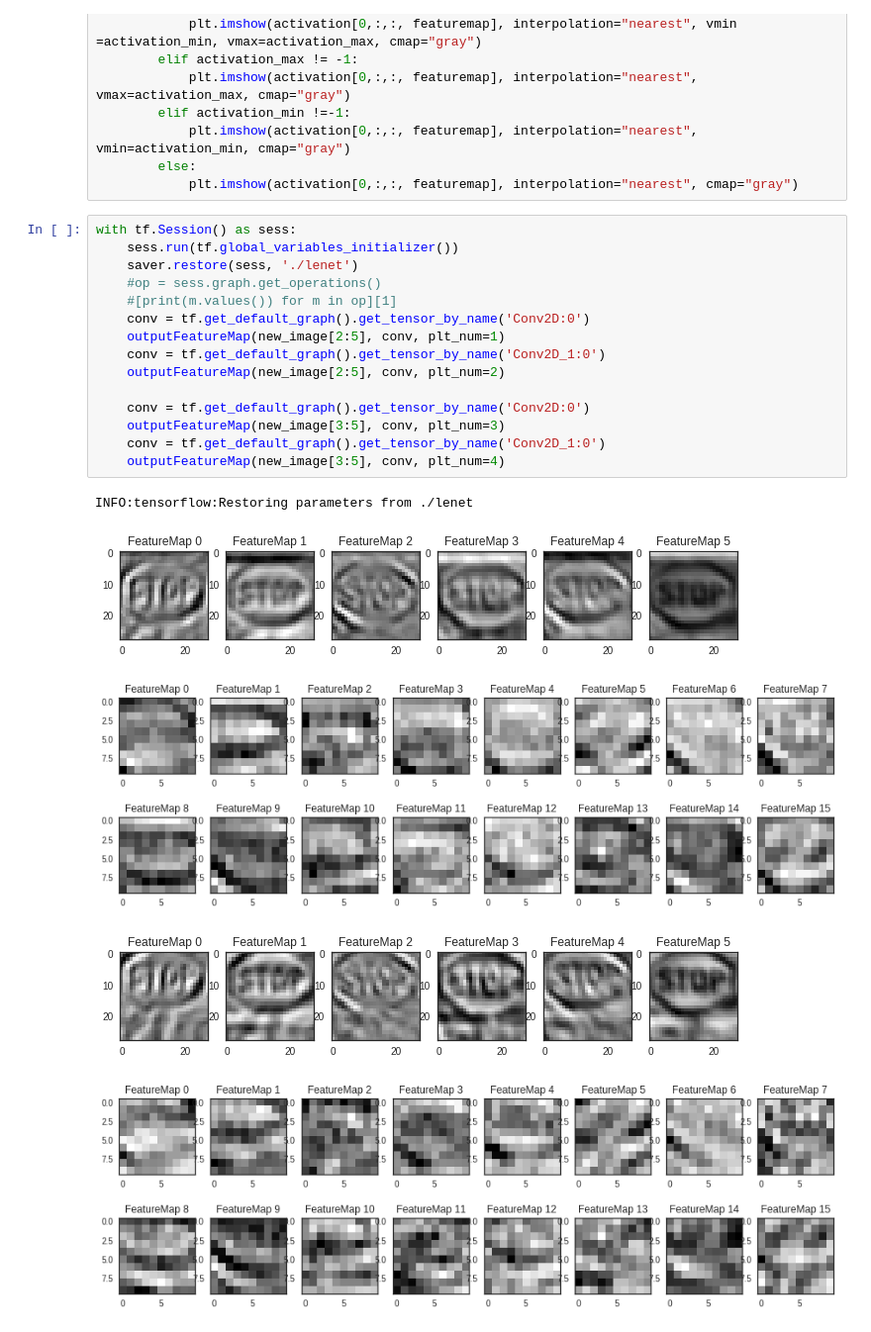
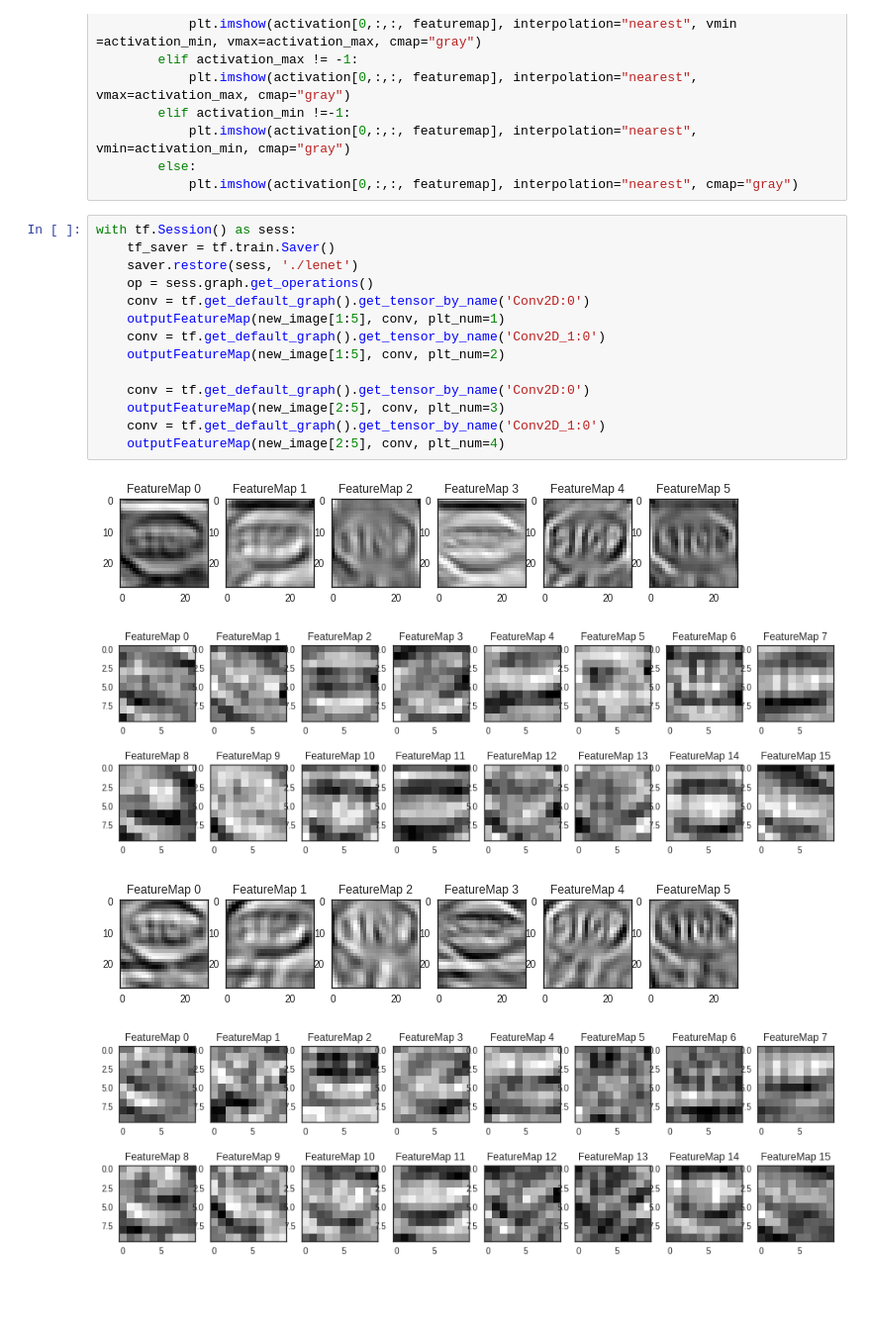
Before and after one commit to trivus/Traffic-sign-classifier, a Jupyter notebook: Traffic_Sign_Classifier.ipynb, the cells around one changed output. Shown at 99% size. Drawn from its saved outputs; the diff is of its cells as text; blank space fills up the shorter version.

```diff
--- a/Traffic_Sign_Classifier.ipynb
+++ b/Traffic_Sign_Classifier.ipynb
@@ -730,22 +750,20 @@ def outputFeatureMap(image_input, tf_activation, activation_min=-1, activation_m
             plt.imshow(activation[0,:,:, featuremap], interpolation="nearest", cmap="gray")
 # %%
 with tf.Session() as sess:
-    sess.run(tf.global_variables_initializer())
+    tf_saver = tf.train.Saver()
     saver.restore(sess, './lenet')
-    #op = sess.graph.get_operations()
-    #[print(m.values()) for m in op][1]
+    op = sess.graph.get_operations()
     conv = tf.get_default_graph().get_tensor_by_name('Conv2D:0')
-    outputFeatureMap(new_image[2:5], conv, plt_num=1)
+    outputFeatureMap(new_image[1:5], conv, plt_num=1)
     conv = tf.get_default_graph().get_tensor_by_name('Conv2D_1:0')
-    outputFeatureMap(new_image[2:5], conv, plt_num=2)
+    outputFeatureMap(new_image[1:5], conv, plt_num=2)
 
     conv = tf.get_default_graph().get_tensor_by_name('Conv2D:0')
-    outputFeatureMap(new_image[3:5], conv, plt_num=3)
+    outputFeatureMap(new_image[2:5], conv, plt_num=3)
     conv = tf.get_default_graph().get_tensor_by_name('Conv2D_1:0')
-    outputFeatureMap(new_image[3:5], conv, plt_num=4)
+    outputFeatureMap(new_image[2:5], conv, plt_num=4)
 # %% [output]
-INFO:tensorflow:Restoring parameters from ./lenet
-[figure, old version]
+[figure, new version]
-[figure, old version]
+[figure, new version]
-[figure, old version]
+[figure, new version]
-[figure, old version]
+[figure, new version]
```
Also changed, not shown: parts of 42 cells of this notebook, 19 other files.
